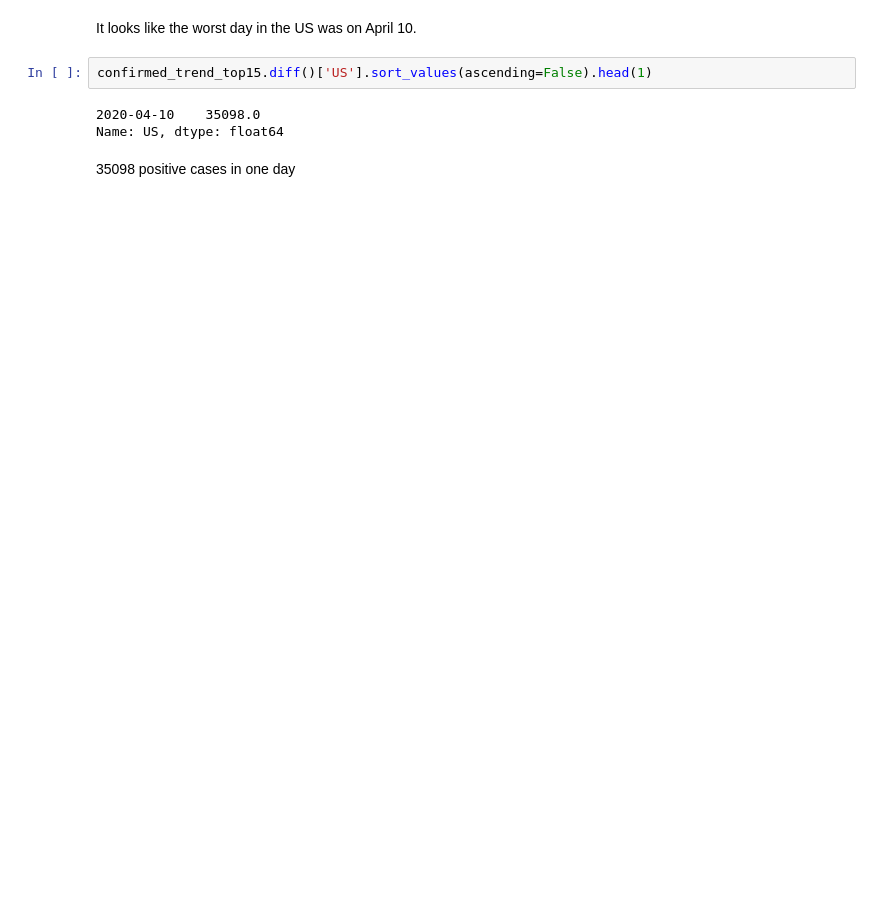
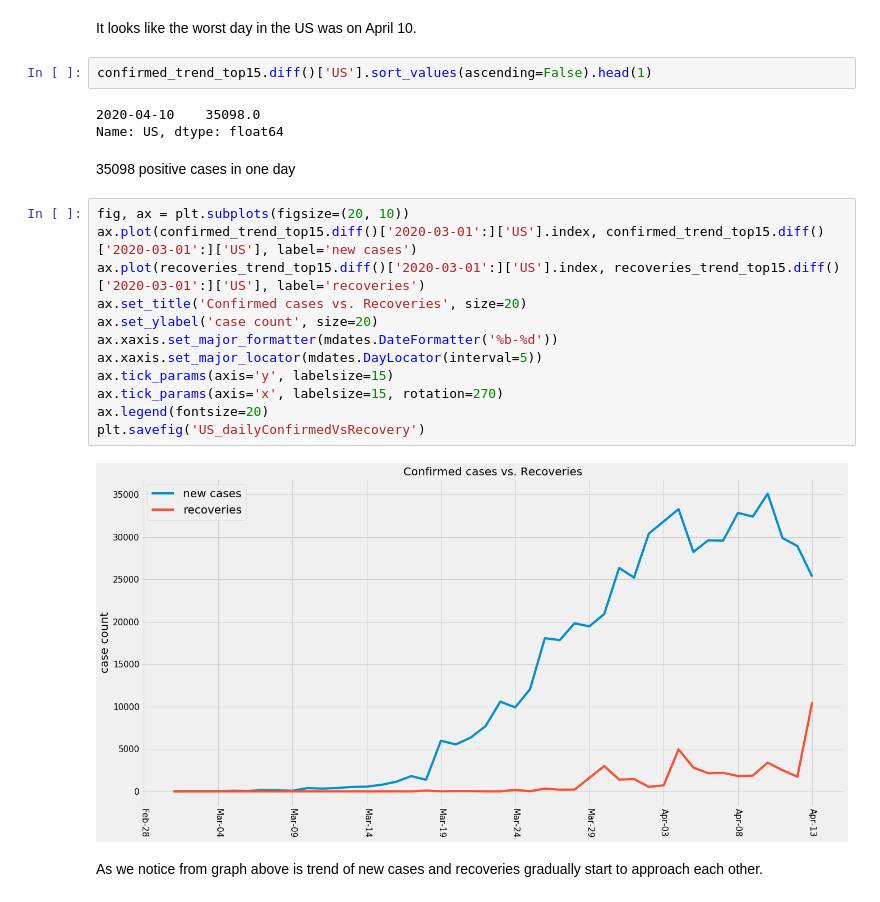
Before and after one commit to anarhasanov/COVID-19-analysis, a Jupyter notebook: COVID-19 analysis.ipynb, the cells around one changed output. Drawn from its saved outputs; the diff is of its cells as text; blank space fills up the shorter version.

```diff
--- a/COVID-19 analysis.ipynb
+++ b/COVID-19 analysis.ipynb
@@ -449,6 +491,22 @@ confirmed_trend_top15.diff()['US'].sort_values(ascending=False).head(1)
 Name: US, dtype: float64
 # %% [markdown]
 35098 positive cases in one day
+# %%
+fig, ax = plt.subplots(figsize=(20, 10))
+ax.plot(confirmed_trend_top15.diff()['2020-03-01':]['US'].index, confirmed_trend_top15.diff()['2020-03-01':]['US'], label='new cases')
+ax.plot(recoveries_trend_top15.diff()['2020-03-01':]['US'].index, recoveries_trend_top15.diff()['2020-03-01':]['US'], label='recoveries')
+ax.set_title('Confirmed cases vs. Recoveries', size=20)
+ax.set_ylabel('case count', size=20)
+ax.xaxis.set_major_formatter(mdates.DateFormatter('%b-%d'))
+ax.xaxis.set_major_locator(mdates.DayLocator(interval=5))
+ax.tick_params(axis='y', labelsize=15)
+ax.tick_params(axis='x', labelsize=15, rotation=270)
+ax.legend(fontsize=20)
+plt.savefig('US_dailyConfirmedVsRecovery')
+# %% [output]
+[figure, added]
+# %% [markdown]
+As we notice from graph above is trend of new cases and recoveries gradually start to approach each other.
 # %%
 plot_specific_trend(confirmed_trend_top15.pct_change(), 'US', '2020-03-01', 'b', 'US confirmed daily growth rate', 5, 'growth rate')
 # plt.savefig('USdailygrowth')
```
Also changed, not shown: parts of 36 cells of this notebook.
